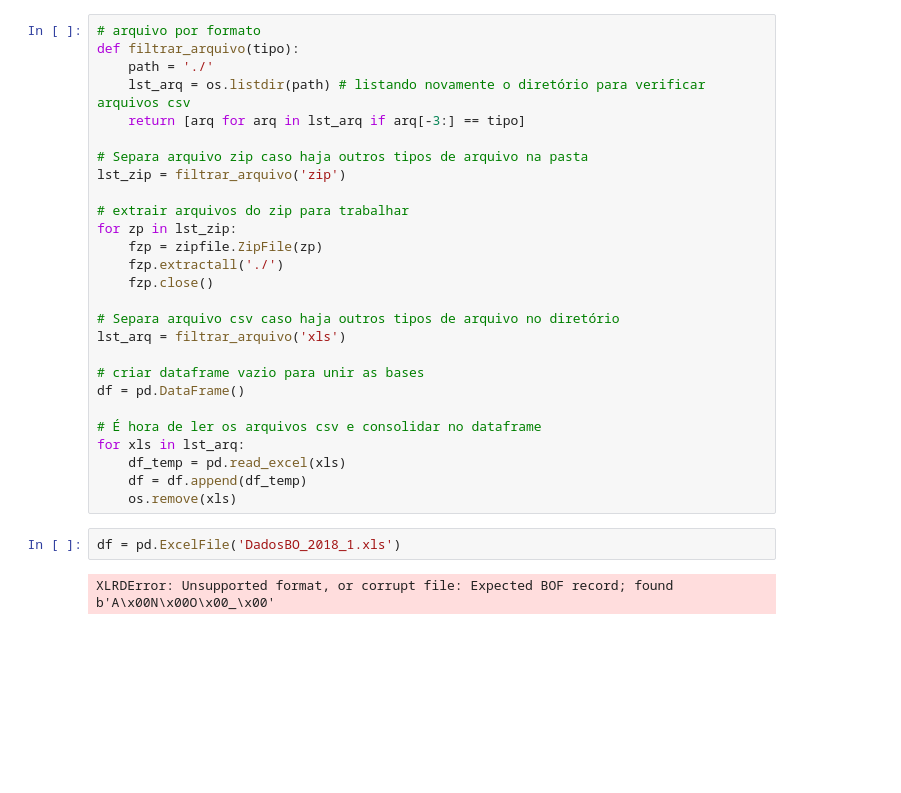
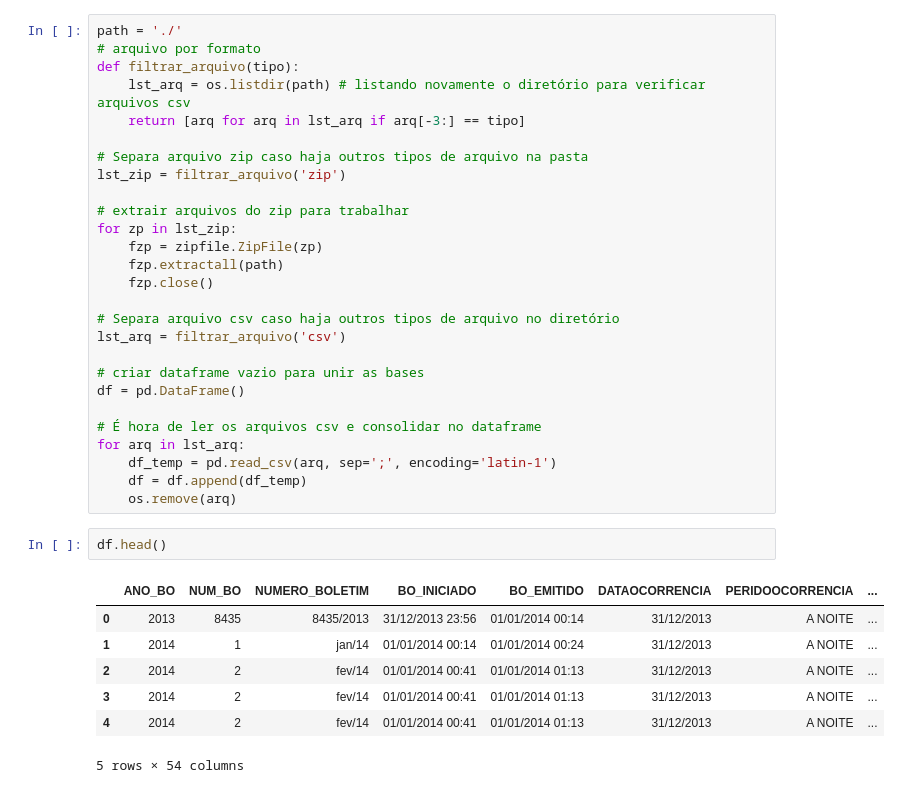
Before and after one commit to vitorioluis/Machine-Learning, a Jupyter notebook: Roubo de Carro no Vale Paraíba/Roubos Carros Vale Paraiba.ipynb, the cells around one changed output. Drawn from its saved outputs; the diff is of its cells as text; blank space fills up the shorter version.

```diff
--- a/Roubo de Carro no Vale Paraíba/Roubos Carros Vale Paraiba.ipynb
+++ b/Roubo de Carro no Vale Paraíba/Roubos Carros Vale Paraiba.ipynb
@@ -18,7 +11,7 @@ from pandas import ExcelFile
 # %%
+path = './'
 # arquivo por formato
 def filtrar_arquivo(tipo):
-    path = './'
     lst_arq = os.listdir(path) # listando novamente o diretório para verificar arquivos csv
     return [arq for arq in lst_arq if arq[-3:] == tipo]
 
@@ -28,21 +21,27 @@ lst_zip = filtrar_arquivo('zip')
 # extrair arquivos do zip para trabalhar
 for zp in lst_zip:
     fzp = zipfile.ZipFile(zp)
-    fzp.extractall('./')
+    fzp.extractall(path)
     fzp.close()
 
 # Separa arquivo csv caso haja outros tipos de arquivo no diretório
-lst_arq = filtrar_arquivo('xls')
+lst_arq = filtrar_arquivo('csv')
 
 # criar dataframe vazio para unir as bases
 df = pd.DataFrame()
 
 # É hora de ler os arquivos csv e consolidar no dataframe
-for xls in lst_arq:
-    df_temp = pd.read_excel(xls)
+for arq in lst_arq:
+    df_temp = pd.read_csv(arq, sep=';', encoding='latin-1')
     df = df.append(df_temp)
-    os.remove(xls)
+    os.remove(arq)
-# %%
-df = pd.ExcelFile('DadosBO_2018_1.xls')
-# %% [output]
-XLRDError: Unsupported format, or corrupt file: Expected BOF record; found b'A\x00N\x00O\x00_\x00'
+# %%
+df.head()
+# %% [output]
+|  | ANO_BO | NUM_BO | NUMERO_BOLETIM | BO_INICIADO | BO_EMITIDO | DATAOCORRENCIA | PERIDOOCORRENCIA | ... |
+| 0 | 2013 | 8435 | 8435/2013 | 31/12/2013 23:56 | 01/01/2014 00:14 | 31/12/2013 | A NOITE | ... |
+| 1 | 2014 | 1 | jan/14 | 01/01/2014 00:14 | 01/01/2014 00:24 | 31/12/2013 | A NOITE | ... |
+| 2 | 2014 | 2 | fev/14 | 01/01/2014 00:41 | 01/01/2014 01:13 | 31/12/2013 | A NOITE | ... |
+| 3 | 2014 | 2 | fev/14 | 01/01/2014 00:41 | 01/01/2014 01:13 | 31/12/2013 | A NOITE | ... |
+| 4 | 2014 | 2 | fev/14 | 01/01/2014 00:41 | 01/01/2014 01:13 | 31/12/2013 | A NOITE | ... |
+5 rows × 54 columns
```
Also changed, not shown: parts of 6 cells of this notebook, 8 other files.
